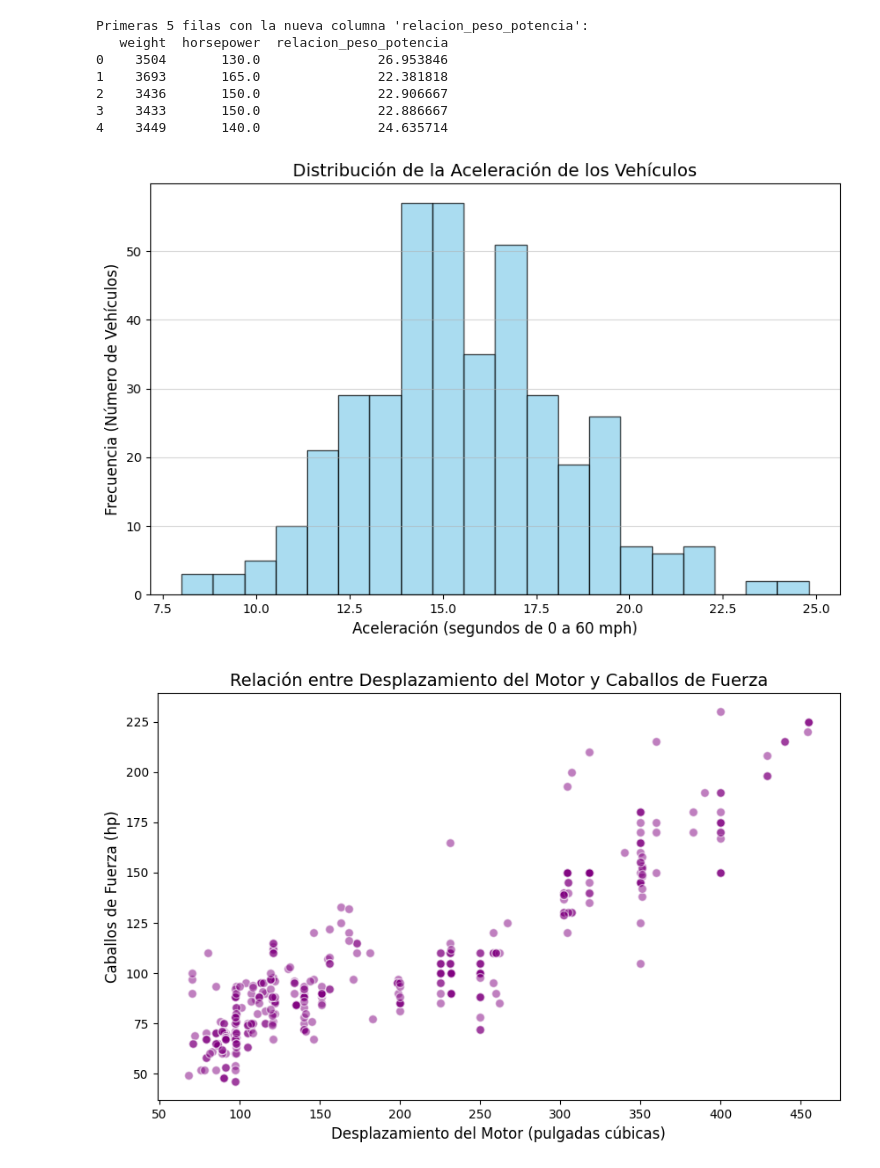
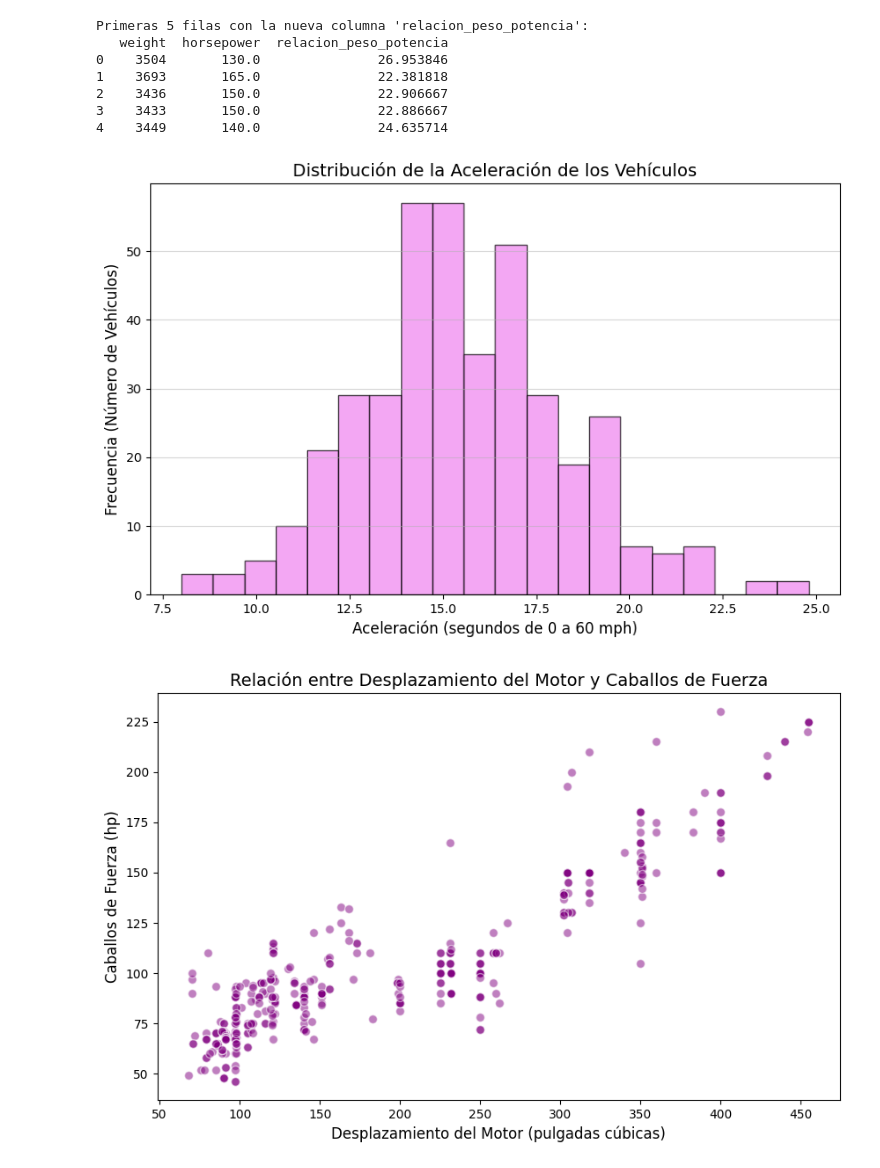
Before and after one commit to pudiniman/INTELIGENCIA-ARTIFICIAL, a Jupyter notebook: EXAMEN MEDIO CURSO 2177985.ipynb, the cells around one changed output. Drawn from its saved outputs; the diff is of its cells as text; code cells hidden in the pictures.

```diff
--- a/EXAMEN MEDIO CURSO 2177985.ipynb
+++ b/EXAMEN MEDIO CURSO 2177985.ipynb
@@ -102,17 +102,17 @@ Primeras 5 filas con la nueva columna 'relacion_peso_potencia':
 # %%
 # --- Celda 5: Visualización - Histograma de Aceleración ---
 
 # 1. Histograma: Muestra la distribución de la aceleración (acceleration).
 
 plt.figure(figsize=(10, 6))
-plt.hist(df['acceleration'].dropna(), bins=20, edgecolor='black', alpha=0.7, color='skyblue')
+plt.hist(df['acceleration'].dropna(), bins=20, edgecolor='black', alpha=0.7, color='violet')
 plt.title('Distribución de la Aceleración de los Vehículos', fontsize=14)
 plt.xlabel('Aceleración (segundos de 0 a 60 mph)', fontsize=12)
 plt.ylabel('Frecuencia (Número de Vehículos)', fontsize=12)
 plt.grid(axis='y', alpha=0.5)
 plt.show()
 # %% [output]
-[figure, old version]
+[figure, new version]
 # %%
 # --- Celda 6: Visualización - Gráfico de Dispersión ---
 
```
Also changed, not shown: parts of 1 cell of this notebook.
